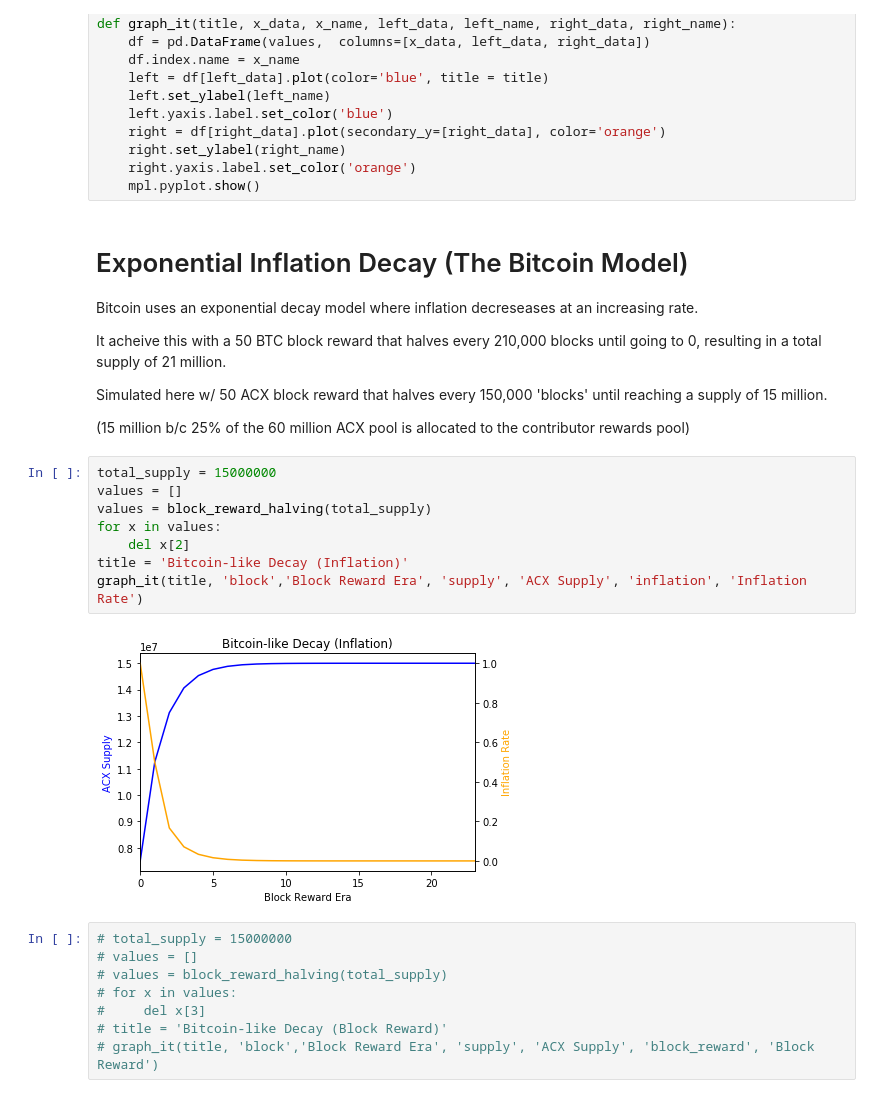
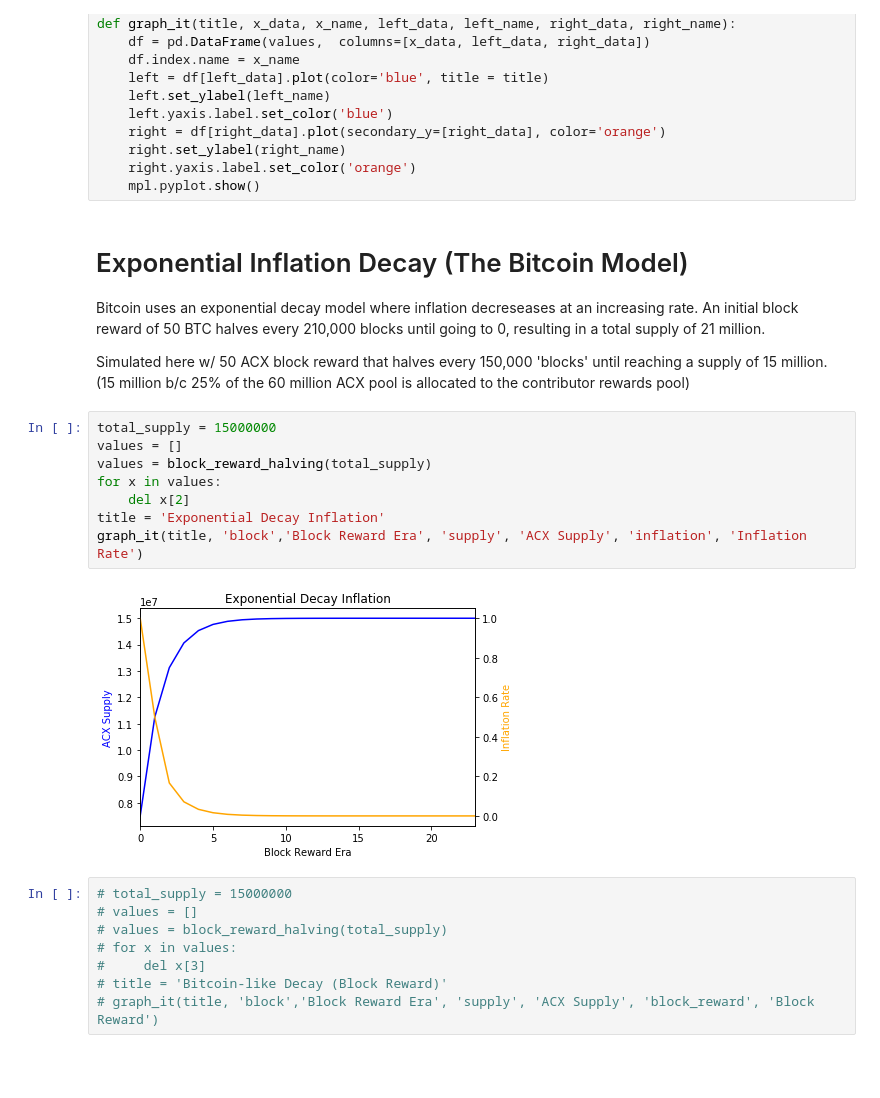
Before and after one commit to orishim/decay_simulations, a Jupyter notebook: decay_simulator.ipynb, the cells around one changed output. Cells and saved outputs as stored; diff of their text form; blank space fills up the shorter version.

```diff
--- a/decay_simulator.ipynb
+++ b/decay_simulator.ipynb
@@ -53,23 +53,20 @@ def graph_it(title, x_data, x_name, left_data, left_name, right_data, right_name
     mpl.pyplot.show()
 # %% [markdown]
 # Exponential Inflation Decay (The Bitcoin Model)
-Bitcoin uses an exponential decay model where inflation decreseases at an increasing rate.
-
-It acheive this with a 50 BTC block reward that halves every 210,000 blocks until going to 0, resulting in a total supply of 21 million.
+Bitcoin uses an exponential decay model where inflation decreseases at an increasing rate. An initial block reward of 50 BTC halves every 210,000 blocks until going to 0, resulting in a total supply of 21 million.
 
 Simulated here w/ 50 ACX block reward that halves every 150,000 'blocks' until reaching a supply of 15 million.
-
 (15 million b/c 25% of the 60 million ACX pool is allocated to the contributor rewards pool)
 # %%
 total_supply = 15000000
 values = []
 values = block_reward_halving(total_supply)
 for x in values:
     del x[2]
-title = 'Bitcoin-like Decay (Inflation)'
+title = 'Exponential Decay Inflation'
 graph_it(title, 'block','Block Reward Era', 'supply', 'ACX Supply', 'inflation', 'Inflation Rate')
 # %% [output]
-[figure, old version]
+[figure, new version]
 # %%
 # total_supply = 15000000
 # values = []
```
Also changed, not shown: parts of 3 cells of this notebook.
